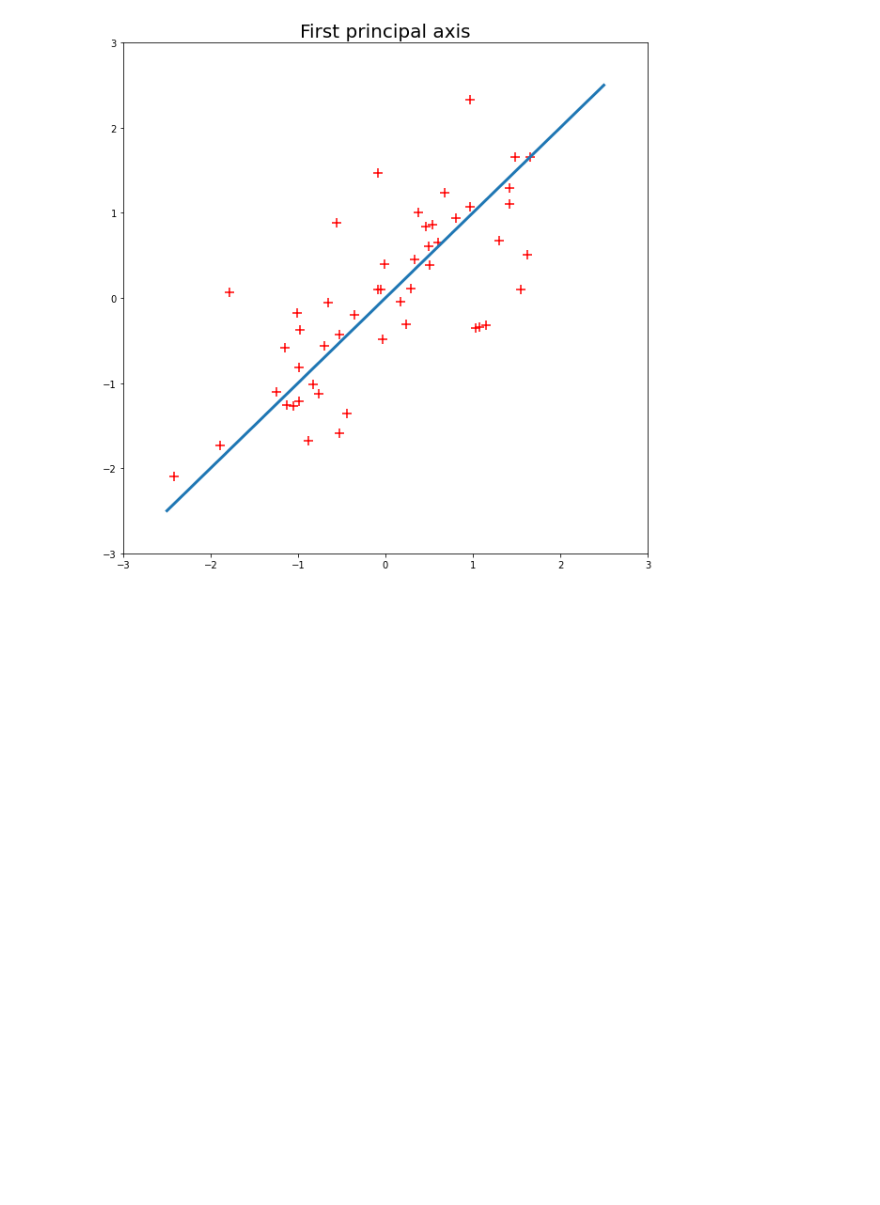
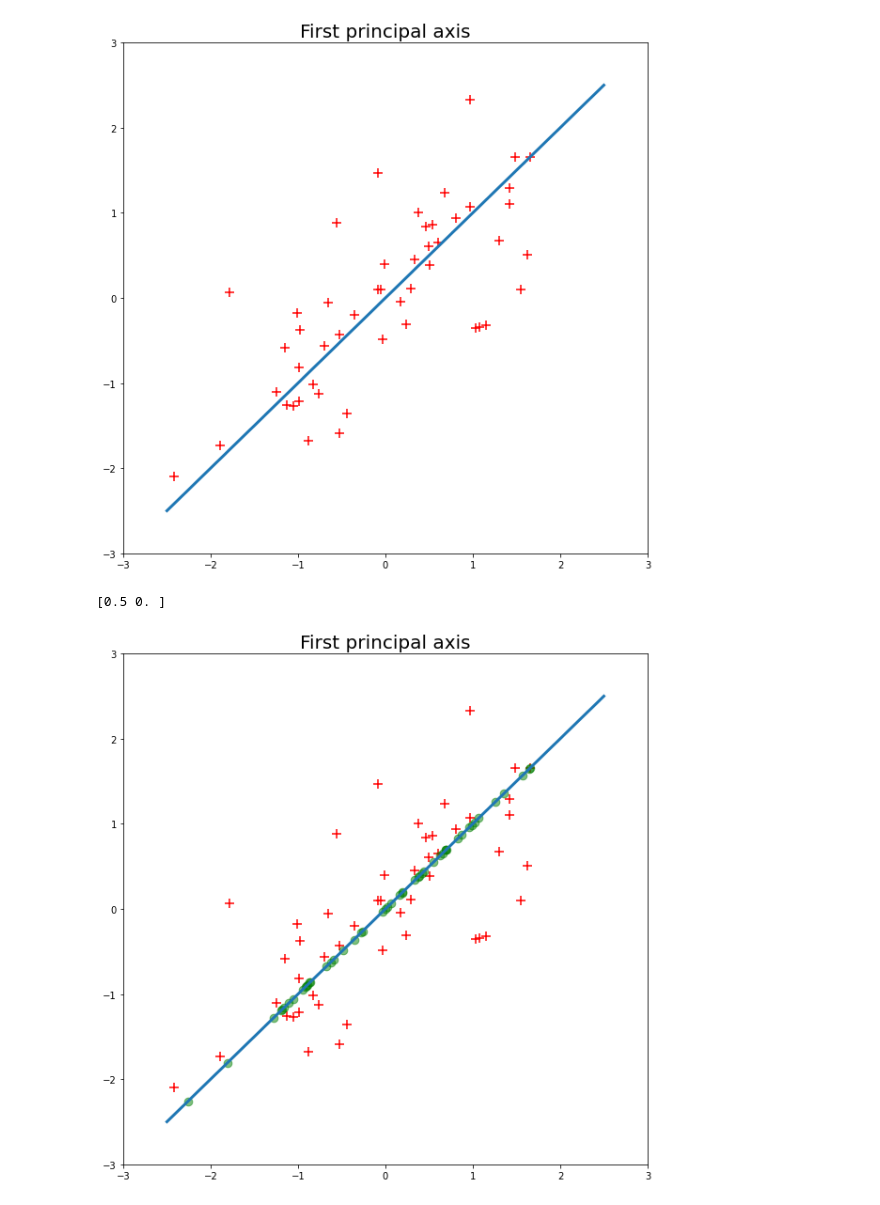
Before and after one commit to jiku100/2020-2-machine-running-proejct, a Jupyter notebook: assignment8/신석경_assignment_08.ipynb, the cells around one changed output. Saved outputs shown, nothing was run; the diff lists cells and outputs as text; code cells hidden in the pictures; blank space fills up the shorter version.

```diff
--- a/assignment8/신석경_assignment_08.ipynb
+++ b/assignment8/신석경_assignment_08.ipynb
@@ -142,3 +142,30 @@ plt.ylim([-3, 3])
 plt.show()
 # %% [output]
 [figure]
+# %%
+def compute_projection(point, axis):
+
+    projection = np.dot(point, axis)/(np.sqrt(sum(axis**2))**2) * axis# compute the projection of point on the axis #
+
+    return projection
+# %%
+a = np.array([0.5,2])
+b = np.array([1, 0])
+c = compute_projection(a, b)
+print(c)
+# %% [output]
+[0.5 0. ]
+# %%
+axis = eigenvectors[eigen_order[0]]
+plt.figure(figsize=(10,10))
+plt.scatter(x_normalize,y_normalize, marker = "+", s = 100, c="r")
+plt.plot(x_test,y_test, linewidth=3)
+for point in z_normalize:
+  projection = compute_projection(point, axis)
+  plt.scatter(projection[0], projection[1], s = 75, c='g', alpha = 0.5)
+plt.title("First principal axis", fontsize = 20)
+plt.xlim([-3, 3])
+plt.ylim([-3, 3])
+plt.show()
+# %% [output]
+[figure, added]
```
Also changed, not shown: parts of 2 cells of this notebook.
